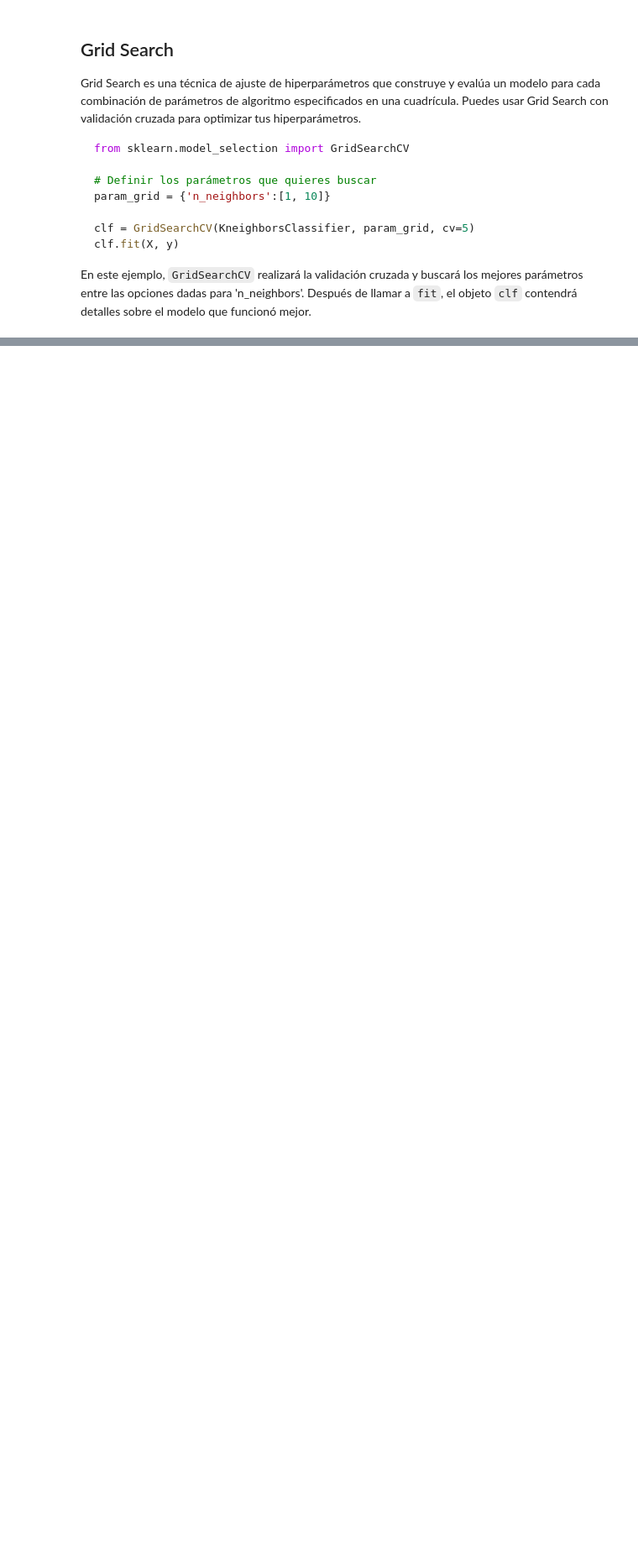
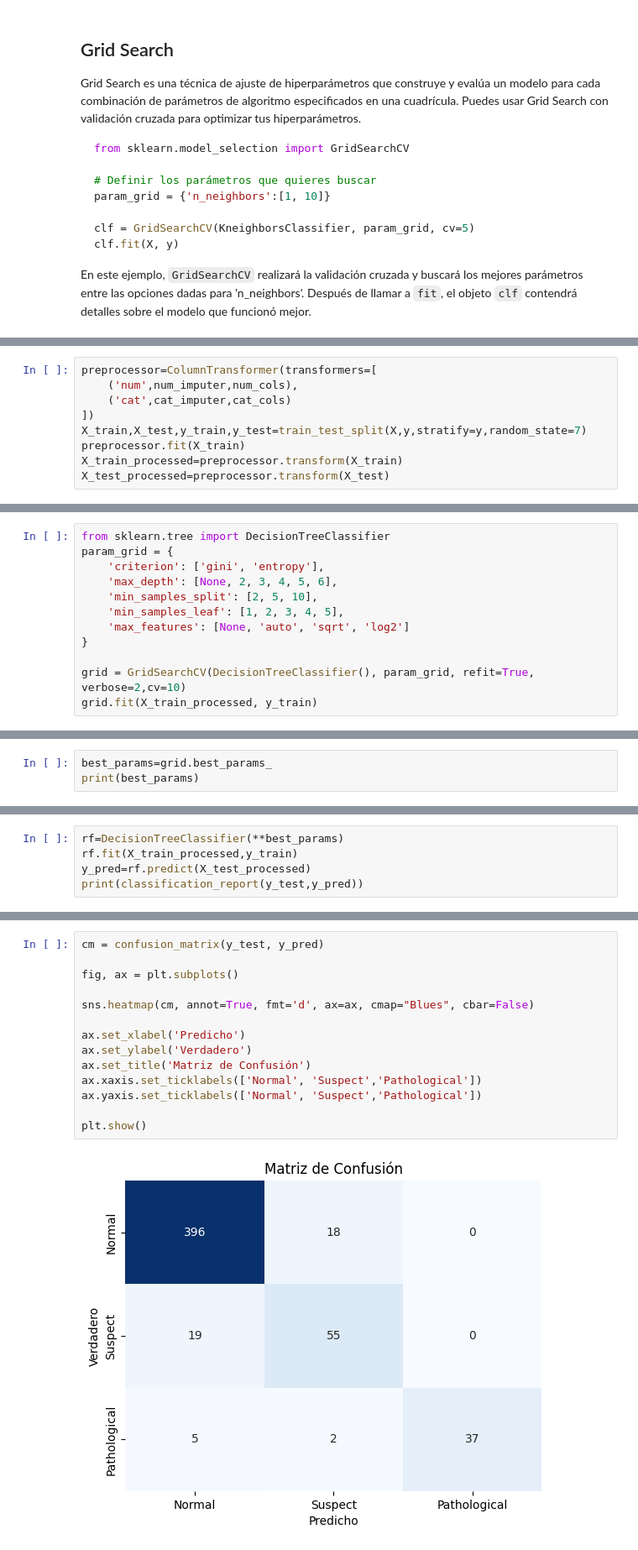
Before and after one commit to jeedorsa/Bootcamp-Data-Science, a Jupyter notebook: Clases/Classification/ClassificationModels.ipynb, the cells around one changed output, grey strips where cells are left out. Shown at 84% size. Drawn from its saved outputs; the diff is of its cells as text; blank space fills up the shorter version.

```diff
--- a/Clases/Classification/ClassificationModels.ipynb
+++ b/Clases/Classification/ClassificationModels.ipynb
@@ -1230,0 +1300,9 @@ En este ejemplo, `GridSearchCV` realizará la validación cruzada y buscará los
+# %%
+preprocessor=ColumnTransformer(transformers=[
+    ('num',num_imputer,num_cols),
+    ('cat',cat_imputer,cat_cols)
+])
+X_train,X_test,y_train,y_test=train_test_split(X,y,stratify=y,random_state=7)
+preprocessor.fit(X_train)
+X_train_processed=preprocessor.transform(X_train)
+X_test_processed=preprocessor.transform(X_test)
@@ -1230,0 +1311,12 @@ En este ejemplo, `GridSearchCV` realizará la validación cruzada y buscará los
+# %%
+from sklearn.tree import DecisionTreeClassifier
+param_grid = {
+    'criterion': ['gini', 'entropy'],
+    'max_depth': [None, 2, 3, 4, 5, 6],
+    'min_samples_split': [2, 5, 10],
+    'min_samples_leaf': [1, 2, 3, 4, 5],
+    'max_features': [None, 'auto', 'sqrt', 'log2']
+}
+
+grid = GridSearchCV(DecisionTreeClassifier(), param_grid, refit=True, verbose=2,cv=10)
+grid.fit(X_train_processed, y_train)
@@ -1230,0 +1529,3 @@ En este ejemplo, `GridSearchCV` realizará la validación cruzada y buscará los
+# %%
+best_params=grid.best_params_
+print(best_params)
@@ -1230,0 +1534,5 @@ En este ejemplo, `GridSearchCV` realizará la validación cruzada y buscará los
+# %%
+rf=DecisionTreeClassifier(**best_params)
+rf.fit(X_train_processed,y_train)
+y_pred=rf.predict(X_test_processed)
+print(classification_report(y_test,y_pred))
@@ -1230,0 +1549,16 @@ En este ejemplo, `GridSearchCV` realizará la validación cruzada y buscará los
+# %%
+cm = confusion_matrix(y_test, y_pred)
+
+fig, ax = plt.subplots()
+
+sns.heatmap(cm, annot=True, fmt='d', ax=ax, cmap="Blues", cbar=False)
+
+ax.set_xlabel('Predicho')
+ax.set_ylabel('Verdadero')
+ax.set_title('Matriz de Confusión')
+ax.xaxis.set_ticklabels(['Normal', 'Suspect','Pathological'])
+ax.yaxis.set_ticklabels(['Normal', 'Suspect','Pathological'])
+
+plt.show()
+# %% [output]
+[figure, added]
```
Also changed, not shown: parts of 24 cells of this notebook.
